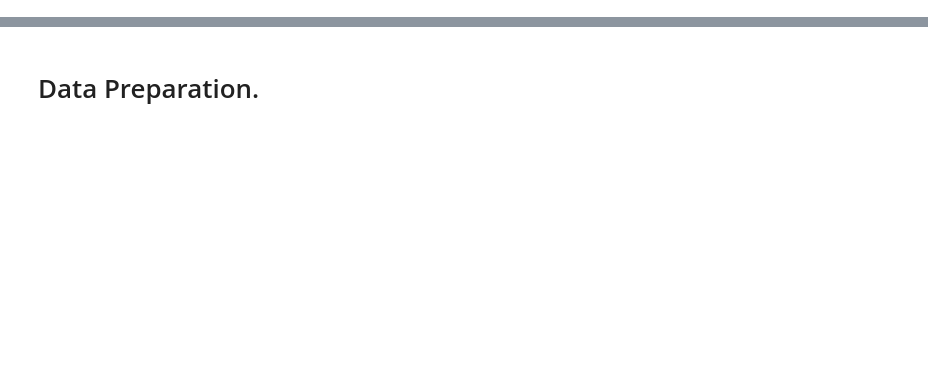
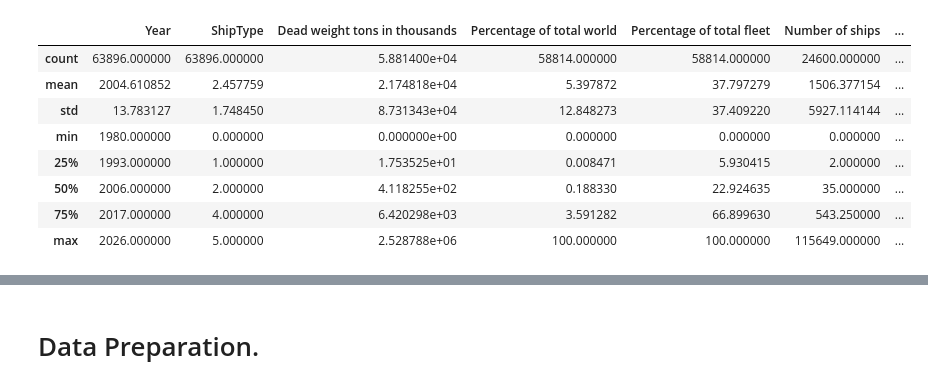
Before and after one commit to Global-Maritime-Trade-intelligence/Global-Maritime-Trade-Intelligence, a Jupyter notebook: Capstone.ipynb, the cells around one changed output, grey strips where cells are left out. Cells and saved outputs as stored; diff of their text form; code cells hidden in the pictures; blank space fills up the shorter version.

```diff
--- a/Capstone.ipynb
+++ b/Capstone.ipynb
@@ -35,0 +202,5 @@ Expected outcomes include insights into maritime trade patterns, relationships,
+# %%
+# load merchant fleet
+fleet = pd.read_csv('Datasets/raw/US_MerchantFleet.csv')
+print(fleet.shape)
+fleet.head()
@@ -35,0 +236,12 @@ Expected outcomes include insights into maritime trade patterns, relationships,
+# %%
+fleet.describe()
+# %% [output]
+|  | Year | ShipType | Dead weight tons in thousands | Percentage of total world | Percentage of total fleet | Number of ships | ... |
+| count | 63896.000000 | 63896.000000 | 5.881400e+04 | 58814.000000 | 58814.000000 | 24600.000000 | ... |
+| mean | 2004.610852 | 2.457759 | 2.174818e+04 | 5.397872 | 37.797279 | 1506.377154 | ... |
+| std | 13.783127 | 1.748450 | 8.731343e+04 | 12.848273 | 37.409220 | 5927.114144 | ... |
+| min | 1980.000000 | 0.000000 | 0.000000e+00 | 0.000000 | 0.000000 | 0.000000 | ... |
+| 25% | 1993.000000 | 1.000000 | 1.753525e+01 | 0.008471 | 5.930415 | 2.000000 | ... |
+| 50% | 2006.000000 | 2.000000 | 4.118255e+02 | 0.188330 | 22.924635 | 35.000000 | ... |
+| 75% | 2017.000000 | 4.000000 | 6.420298e+03 | 3.591282 | 66.899630 | 543.250000 | ... |
+| max | 2026.000000 | 5.000000 | 2.528788e+06 | 100.000000 | 100.000000 | 115649.000000 | ... |
```
Also changed, not shown: parts of 65 cells of this notebook, 2 other files.
